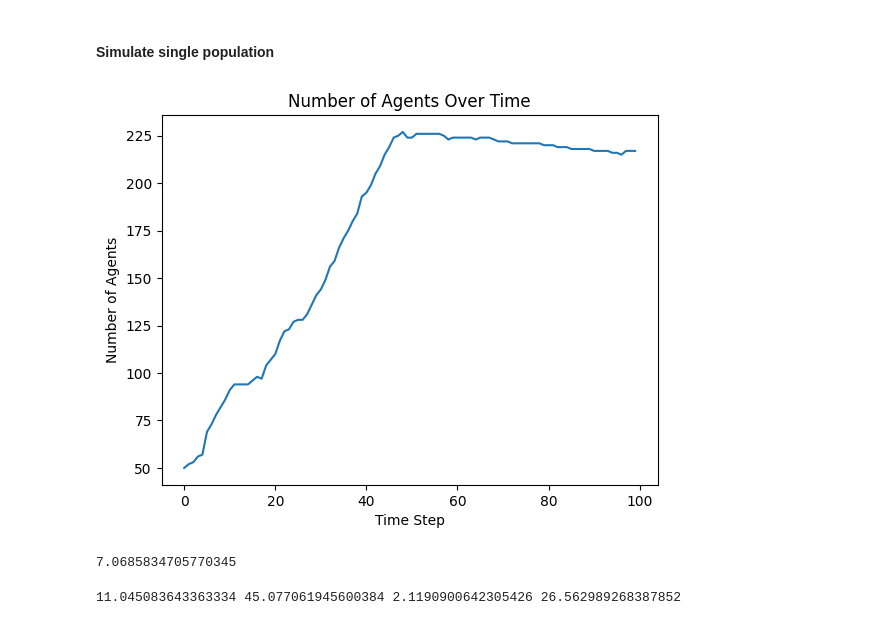
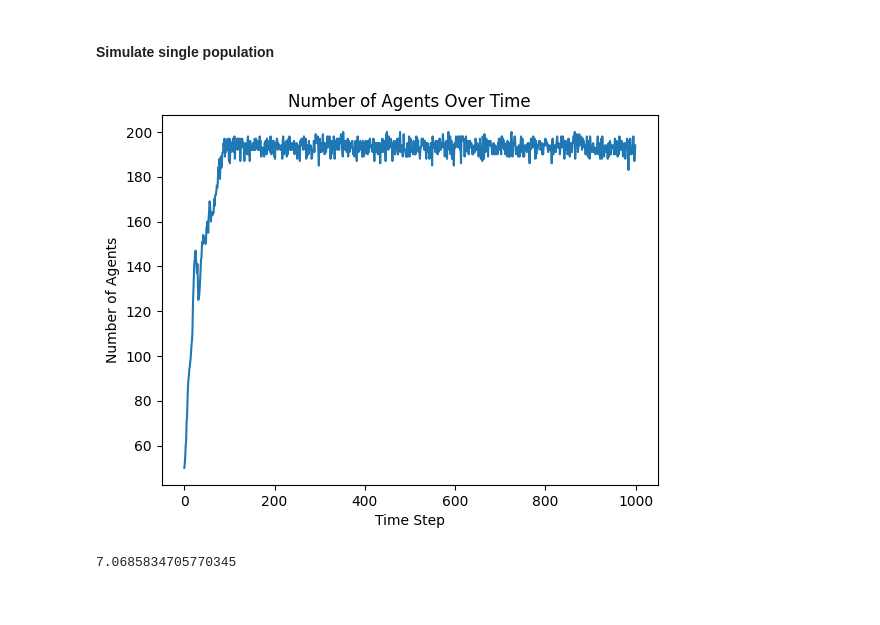
Before and after one commit to IlyaSchneider10/BottMedical_Microbiome, a Jupyter notebook: Play_around.ipynb, the cells around one changed output. Drawn from its saved outputs; the diff is of its cells as text; code cells hidden in the pictures.

```diff
--- a/Play_around.ipynb
+++ b/Play_around.ipynb
@@ -149,7 +122,7 @@ create_batch_report(results)
 #Making x steps with in the model
 x = 1000
 
-model = Microbiome(1, 1, False, 25, 25, immediate_killing = False, aggressiveness = 0.01)
+model = Microbiome(10, 10, False, 25, 25, immediate_killing = False, aggressiveness = 0.01)
 for i in range(x):
     model.step()
 
@@ -178,27 +149,27 @@ plt.show()
 #### Simulate single population
 # %%
 #Making x steps with in the model
-x = 100
+x = 1000
 
-model = Microbiome(0,50, False, 10, 10, immediate_killing = False, aggressiveness = 0.01)
+model = Microbiome(50,0, False, 10, 10, immediate_killing = False, aggressiveness = 0.01)
 for i in range(x):
     model.step()
 
 # Check the numbers of agents
 
 agent_num_data = model.datacollector.get_model_vars_dataframe()
-num_of_agents = agent_num_data.loc[:,"Type_a_2"]
+num_of_agents = agent_num_data.loc[:,"Type_a_1"]
 number_of_time_steps = agent_num_data.index
 
 # Plotting the number of agents over time
 plt.plot(number_of_time_steps, num_of_agents)
 
 # Adding labels and title
 plt.xlabel('Time Step')
 plt.ylabel('Number of Agents')
 plt.title('Number of Agents Over Time')
 
 # Displaying the plot
 plt.show()
 # %% [output]
-[figure, old version]
+[figure, new version]
@@ -228,22 +183,20 @@ average_bacteria_area
 # Extract the data about mass of one of the bacteria
 my_variable_view = []
 
-my_agents = [agent for agent in model.schedule.agents if isinstance(agent, Type_a_2)]
+my_agents = [agent for agent in model.schedule.agents if isinstance(agent, Type_a_1)]
 for agent in my_agents:
 
     # Acess the variables of the current agent
-    my_variable_view.append(agent.area)
+    my_variable_view.append(agent.viability_index)
 
     #print(f"{agent.unique_id}:{my_vars}")
     # Print the unique ID and variable of the current agent
     # if agent.energy_netto > 1:
     #     print(f"{agent.unique_id}:{agent.energy_netto}")
 
-print(np.mean(my_variable_view),np.max(my_variable_view),np.min(my_variable_view),np.percentile(my_variable_view, 99))
+# print(np.mean(my_variable_view),np.max(my_variable_view),np.min(my_variable_view),np.percentile(my_variable_view, 90))
 
 # my_variable_view
-# %% [output]
-11.045083643363334 45.077061945600384 2.1190900642305426 26.562989268387852
 # %%
 # Unpack the list of np array floats into a list of floats
 
```
Also changed, not shown: parts of 4 cells of this notebook, 1 other file.
